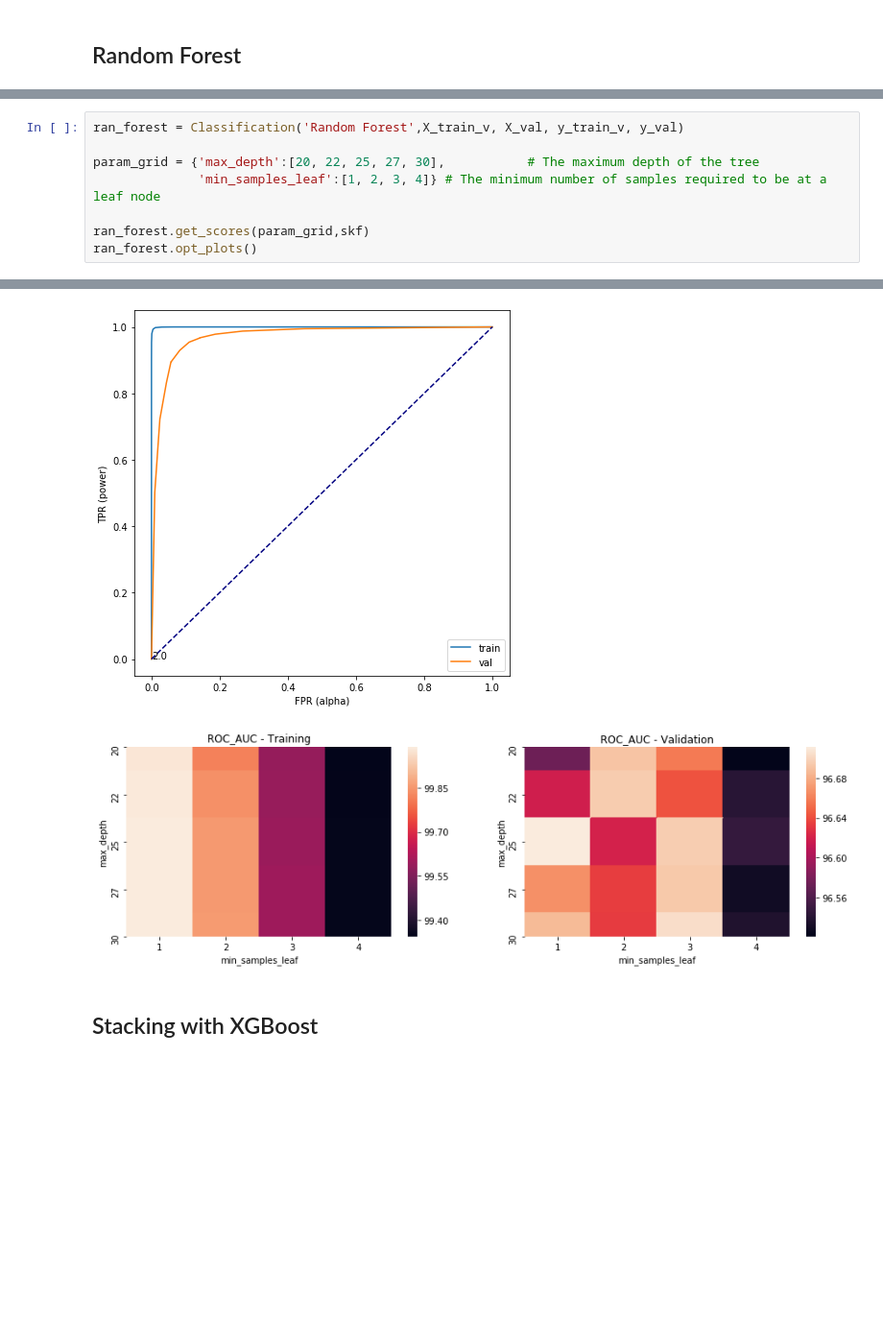
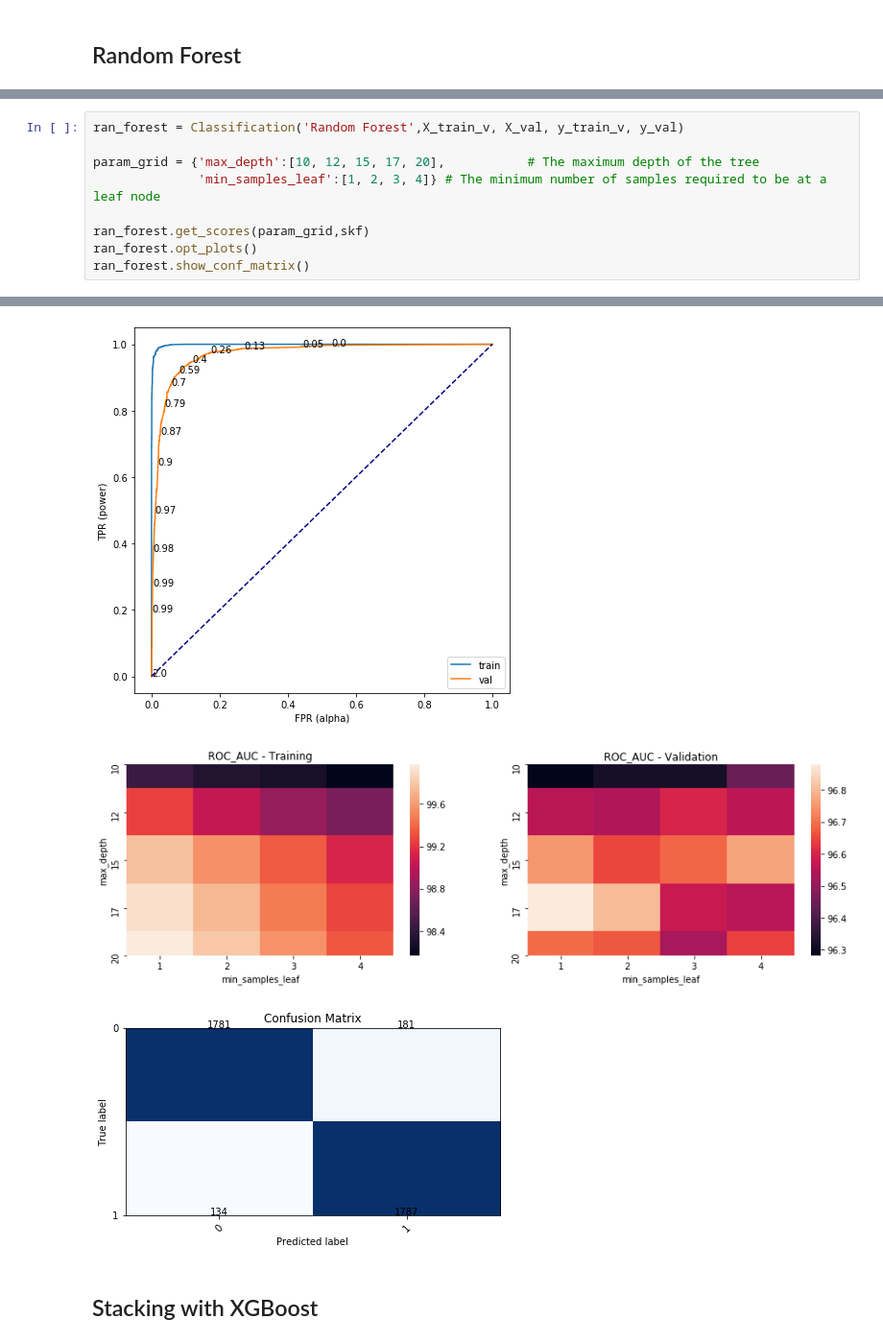
Before and after one commit to nielsbclausen/Mod_5_Project, a Jupyter notebook: niels_nb.ipynb, the cells around one changed output, grey strips where cells are left out. Shown at 96% size. Saved outputs shown, nothing was run; the diff lists cells and outputs as text; blank space fills up the shorter version.

```diff
--- a/niels_nb.ipynb
+++ b/niels_nb.ipynb
@@ -487,10 +487,11 @@ The best hyperparameters are:  {'max_depth': 25, 'min_samples_leaf': 1}
 # %%
 ran_forest = Classification('Random Forest',X_train_v, X_val, y_train_v, y_val)
 
-param_grid = {'max_depth':[20, 22, 25, 27, 30],           # The maximum depth of the tree
+param_grid = {'max_depth':[10, 12, 15, 17, 20],           # The maximum depth of the tree
               'min_samples_leaf':[1, 2, 3, 4]} # The minimum number of samples required to be at a leaf node
 
 ran_forest.get_scores(param_grid,skf)
 ran_forest.opt_plots()
+ran_forest.show_conf_matrix()
 # %% [output]
 |  | Model Name | Train AUC | Validation AUC |
@@ -499,5 +500,6 @@ The best hyperparameters are:  {'max_depth': 25, 'min_samples_leaf': 1}
-[figure, old version]
+[figure, new version]
-[figure, old version]
+[figure, new version]
+[figure, added]
 # %% [markdown]
 ## Stacking with XGBoost
 # %%
```
Also changed, not shown: parts of 19 cells of this notebook.
